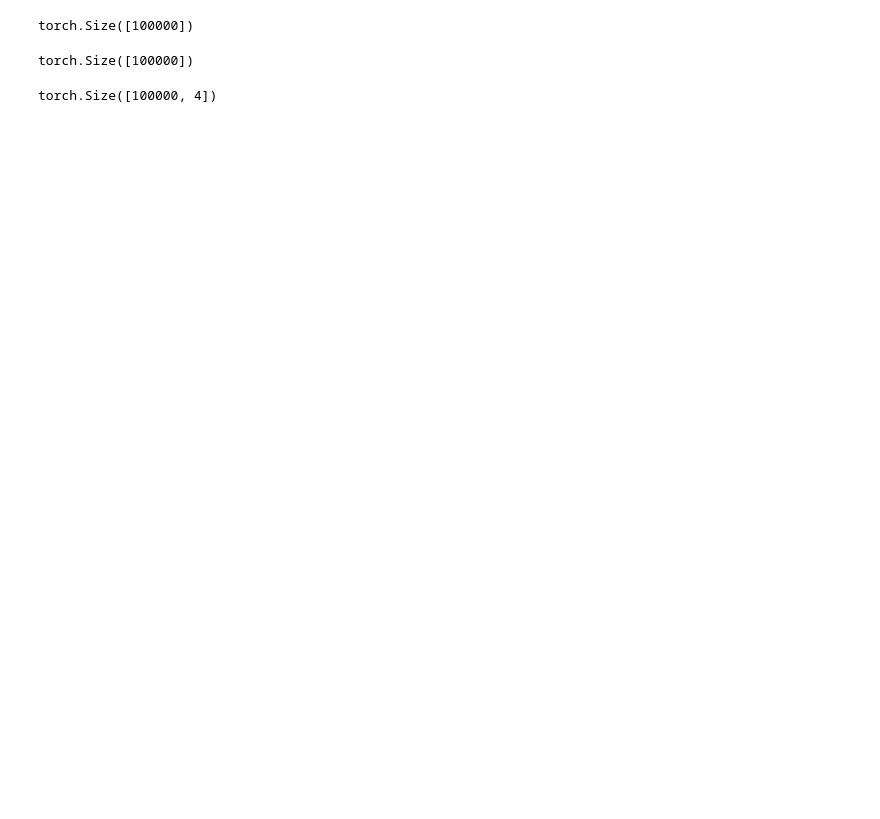
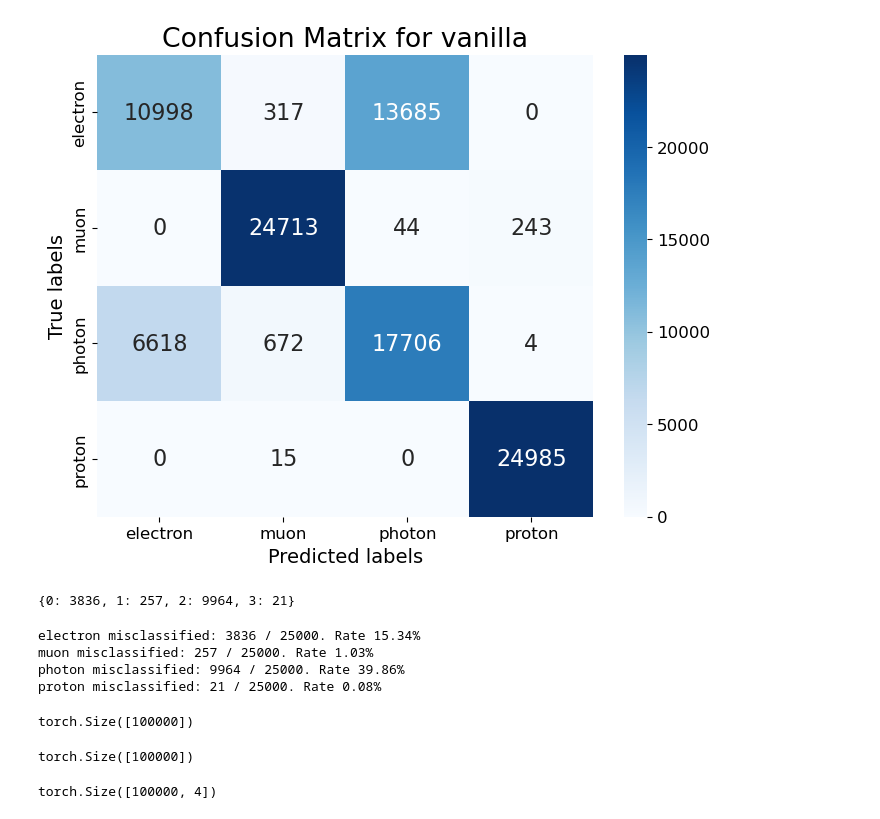
Before and after one commit to JavierZhao/ssi_2023_if_1, a Jupyter notebook: notebooks/plotting.ipynb, the cells around one changed output. Cells and saved outputs as stored; diff of their text form; code cells hidden in the pictures; blank space fills up the shorter version.

```diff
--- a/notebooks/plotting.ipynb
+++ b/notebooks/plotting.ipynb
@@ -177,0 +193,23 @@ all_labels = torch.load(f"{model_perf_loc}/labels.pt")
+# %%
+import numpy as np
+import matplotlib.pyplot as plt
+from sklearn.metrics import confusion_matrix
+import seaborn as sns
+
+
+# Compute the confusion matrix
+cm = confusion_matrix(all_labels.cpu(), all_predictions.cpu())
+
+# Plot the confusion matrix
+plt.figure(figsize=(8, 6))
+sns.heatmap(cm, annot=True, fmt='g', cmap='Blues',
+            xticklabels=class_labels,
+            yticklabels=class_labels)
+plt.xlabel('Predicted labels')
+plt.ylabel('True labels')
+plt.title(f'Confusion Matrix for {label}')
+plt.savefig("confusion_matrix.png", dpi=300, bbox_inches='tight')
+plt.show()
+# plt.savefig(f"{model_perf_loc}/{label}_confusion_matrix")
+# %% [output]
+[figure, added]
@@ -178,3 +224,16 @@ all_labels = torch.load(f"{model_perf_loc}/labels.pt")
+# %%
+miscl_dict
+# %% [output]
+{0: 3836, 1: 257, 2: 9964, 3: 21}
+# %%
+label_dict = {0: "electron", 1:"muon", 2:"photon", 3:"proton"}
+for i in range(4):
+    print(f"{label_dict[i]} misclassified: {miscl_dict[i]} / {(all_labels==i).sum().item()}. Rate {100 * miscl_dict[i] / (all_labels==i).sum().item():.2f}%")
+# %% [output]
+electron misclassified: 3836 / 25000. Rate 15.34%
+muon misclassified: 257 / 25000. Rate 1.03%
+photon misclassified: 9964 / 25000. Rate 39.86%
+proton misclassified: 21 / 25000. Rate 0.08%
 # %%
 all_predictions.shape
 # %% [output]
```
Also changed, not shown: parts of 17 cells of this notebook, 4 other files.
